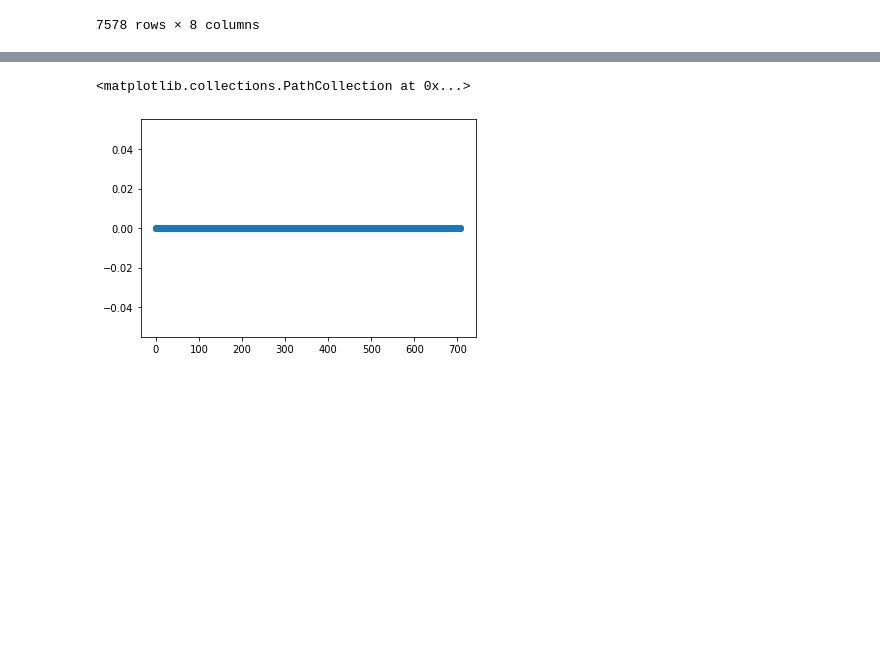
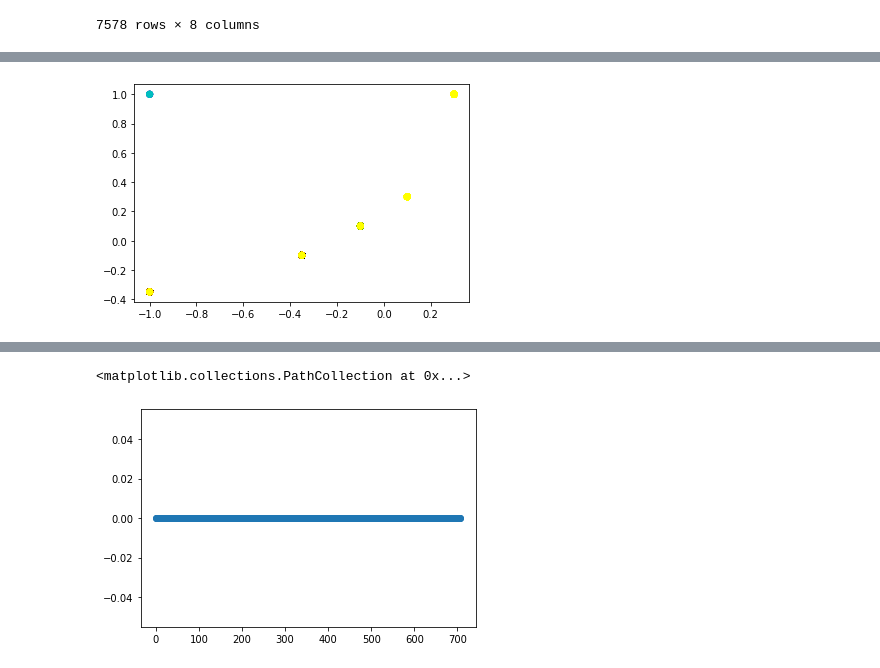
Before and after one commit to charles66820/mcDatapack, a Jupyter notebook: mc.ipynb, the cells around one changed output, grey strips where cells are left out. Saved outputs shown, nothing was run; the diff lists cells and outputs as text; code cells hidden in the pictures; blank space fills up the shorter version.

```diff
--- a/mc.ipynb
+++ b/mc.ipynb
@@ -30,0 +92,4 @@ dataset
+# %%
+showVec(dataset[bNameSelect], "humidity")
+# %% [output]
+[figure, added]
```
Also changed, not shown: parts of 15 cells of this notebook.
